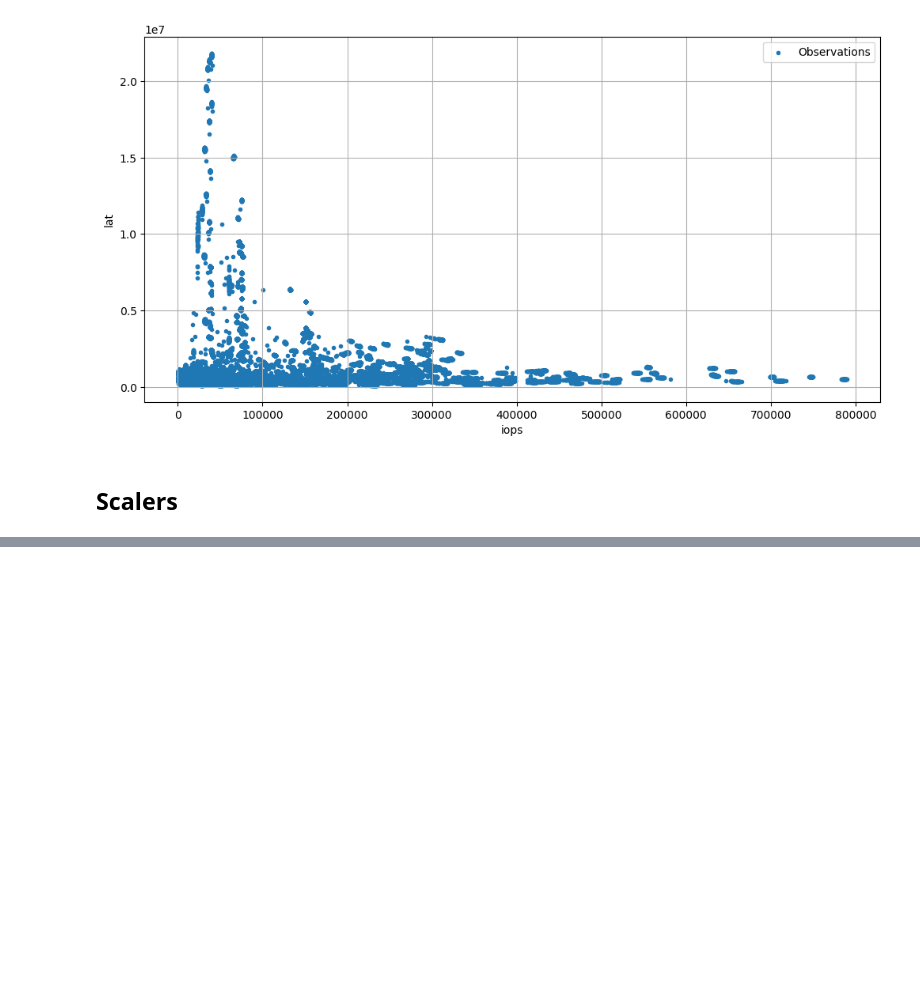
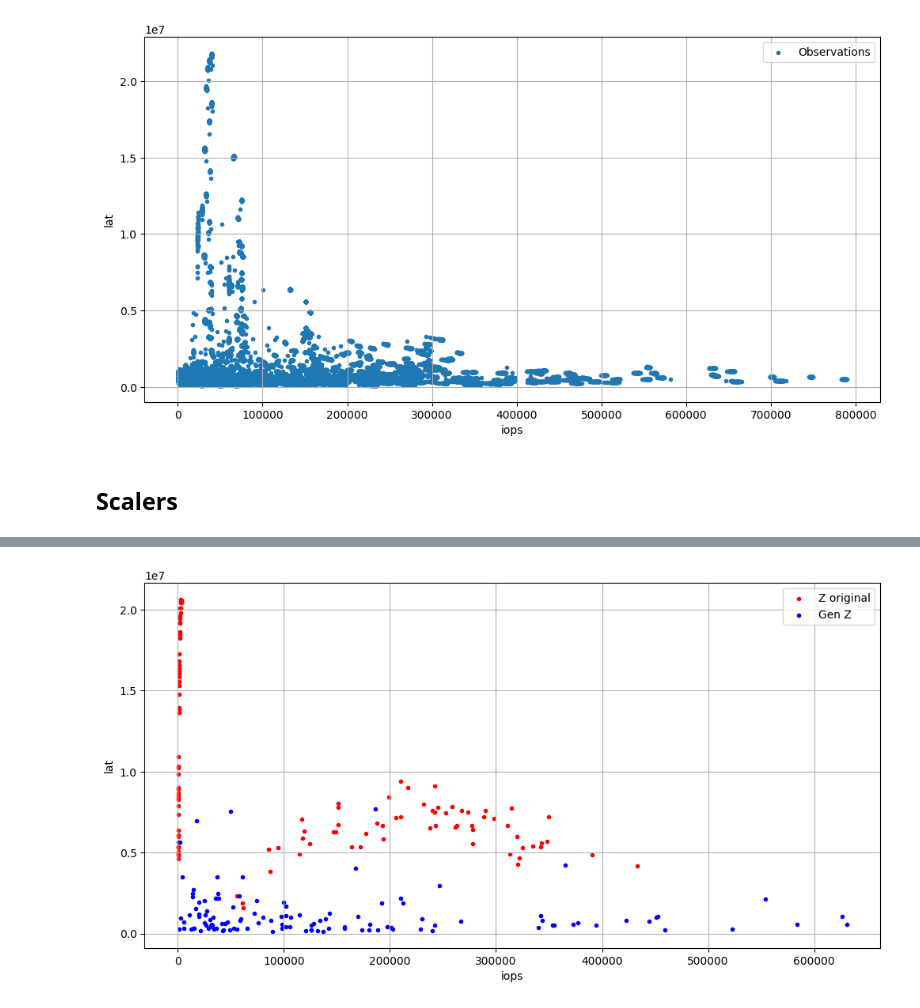
Before and after one commit to juliajones17/reliable_modeling, a Jupyter notebook: notebooks/proj.ipynb, the cells around one changed output, grey strips where cells are left out. Saved outputs shown, nothing was run; the diff lists cells and outputs as text; code cells hidden in the pictures; blank space fills up the shorter version.

Commit message:
wroks ok, 100 epochs 12 layers

```diff
--- a/notebooks/proj.ipynb
+++ b/notebooks/proj.ipynb
@@ -1558,3 +178,0 @@ scaler = make_pipeline(LogitScaler(eps=0.01), StandardScaler())
-# %%
-y_tr_ss = scaler.fit_transform(train3[['iops', 'lat']].values)
-y_test_ss = scaler.transform(test[['iops', 'lat']].values)
@@ -1563,3 +178,0 @@ stscaler = StandardScaler()
-# %%
-X_tr_ss = stscaler.fit_transform(train3[['block_size', 'n_jobs', 'iodepth', 'read_fraction', 'io_type_num', 'n_disks']].values)
-X_test_ss = stscaler.transform(test[['block_size', 'n_jobs', 'iodepth', 'read_fraction', 'io_type_num', 'n_disks']].values)
@@ -1582,3 +178,0 @@ plt.show()
-# %%
-# samples
-y_gen = model.sample(X_test_ss)
@@ -1634,0 +185,11 @@ plt.show()
+# %%
+train = train
+scaler = make_pipeline(LogitScaler(eps=0.01), StandardScaler())
+y_tr_ss = scaler.fit_transform(train[['iops', 'lat']].values)
+# y_test_ss = scaler.transform(test[['iops', 'lat']].values)
+stscaler = StandardScaler()
+X_tr_ss = stscaler.fit_transform(train[['block_size', 'n_jobs', 'iodepth', 'read_fraction', 'io_type_num', 'n_disks']].values)
+# X_test_ss = stscaler.transform(test[['block_size', 'n_jobs', 'iodepth', 'read_fraction', 'io_type_num', 'n_disks']].values)
+
+model = RealNVP(lr=0.001, n_layers=12, n_epochs=100, batch_size=64) # 200
+model.fit(y_tr_ss, X_tr_ss) # (target, condition)
@@ -1634,0 +250,13 @@ plt.show()
+# %%
+plt.figure(figsize=(12, 6))
+
+plt.scatter(ztotal_iops[0], ztotal_lat[0], marker='.', label='Z original', color='red', linewidth=1)
+plt.scatter(zgen_iops[0], zgen_lat[0], marker='.', label='Gen Z', color='blue', linewidth=1)
+
+plt.xlabel("iops")
+plt.ylabel("lat")
+plt.grid()
+plt.legend()
+plt.show()
+# %% [output]
+[figure, added]
```
Also changed, not shown: parts of 324 cells of this notebook.
